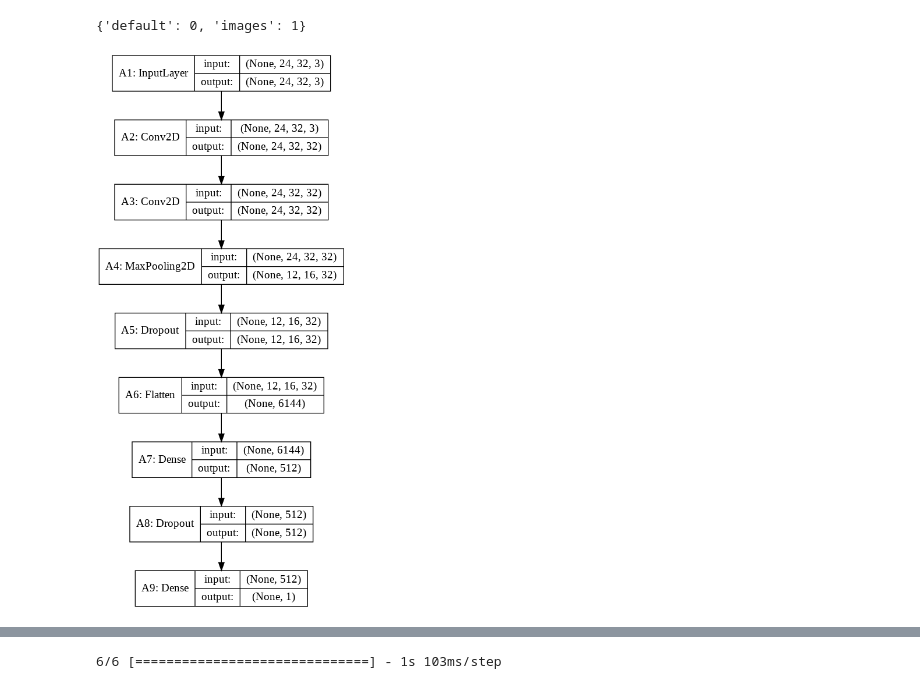
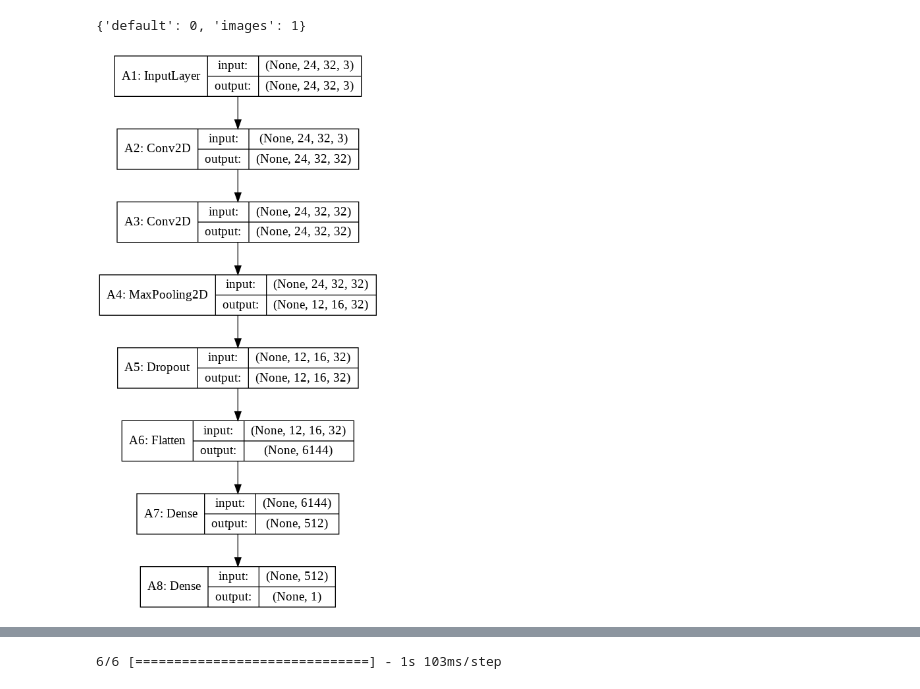
Before and after one commit to jiachin1995/CZ3004_image_recognition, a Jupyter notebook: train_model_ver2 .ipynb, the cells around one changed output, grey strips where cells are left out. Drawn from its saved outputs; the diff is of its cells as text; code cells hidden in the pictures.

Commit message:
Removed 50% dropouts from binary training

```diff
--- a/train_model_ver2 .ipynb
+++ b/train_model_ver2 .ipynb
@@ -73,21 +73,20 @@ train_generator.class_indices
 # %%
 A1 = Input(shape=(INPUT_HEIGHT,INPUT_WIDTH,3),name='A1')
 A2 = Conv2D(32, (3, 4),
                  activation='relu',
                  padding='same',
                  name='A2')(A1)
 A3 = Conv2D(32, (3, 4), activation='relu', padding='same',name='A3')(A2)
 A4 = MaxPooling2D(pool_size=(2, 2),name='A4')(A3)
 A5 = Dropout(0.25,name='A5')(A4)
 A6 = Flatten(name='A6')(A5)
 A7 = Dense(512, activation='relu',name='A7')(A6)
-A8 = Dropout(0.5,name='A8')(A7)
-A9 = Dense(1, activation='hard_sigmoid',name='A9')(A8)
+A8 = Dense(1, activation='hard_sigmoid',name='A8')(A7)
 
-model = Model(inputs=[A1],outputs=[A9])
+model = Model(inputs=[A1],outputs=[A8])
 plot_model(model,show_shapes=True)
 # %% [output]
-[figure, old version]
+[figure, new version]
 # %%
 model.summary()
 # %% [output]
```
Also changed, not shown: parts of 2 cells of this notebook.
